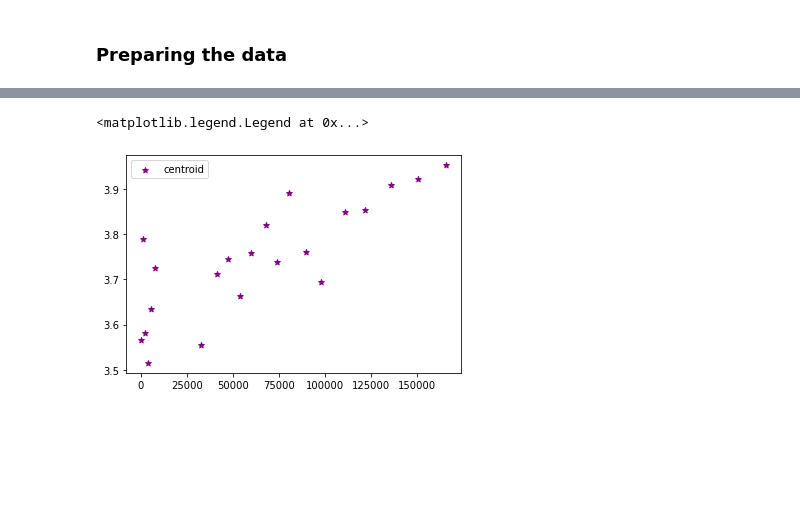
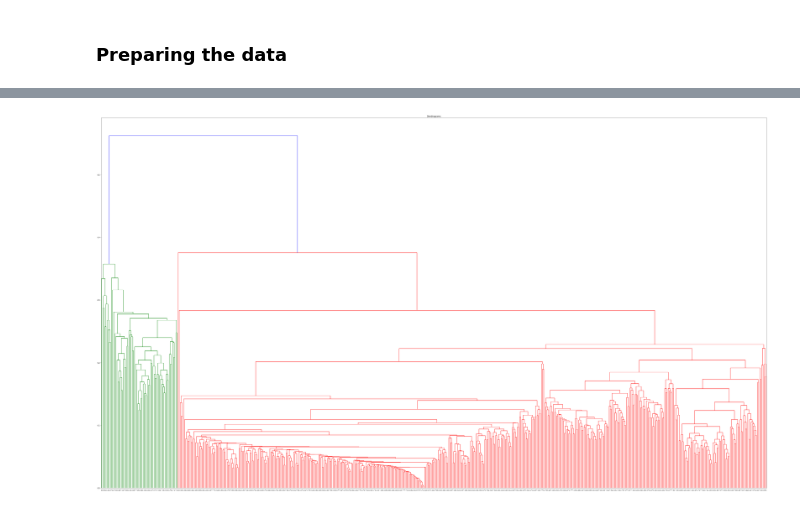
Before and after one commit to Jackhu-gc/CAB420Assignment1B, a Jupyter notebook: Q2 Clustering Callum Ross.ipynb, the cells around one changed output, grey strips where cells are left out. Cells and saved outputs as stored; diff of their text form; code cells hidden in the pictures; blank space fills up the shorter version.

Commit message:
clustering nearly done

```diff
--- a/Q2 Clustering Callum Ross.ipynb
+++ b/Q2 Clustering Callum Ross.ipynb
@@ -102,14 +92,7 @@ plt.plot(k_rng,sse)
-# %%
-km = KMeans(n_clusters=21, algorithm='full').fit(movieRating[['movieId', 'rating']])
-movieRating['cluster']=km
-df1 = movieRating[movieRating.cluster==0]
-df2 = movieRating[movieRating.cluster==1]
-df3 = movieRating[movieRating.cluster==2]
-plt.scatter(df1.movieId,df1['rating'],color='green')
-plt.scatter(df2.movieId,df2['rating'],color='red')
-plt.scatter(df3.movieId,df3['rating'],color='black')
-plt.scatter(km.cluster_centers_[:,0],km.cluster_centers_[:,1],color='purple',marker='*',label='centroid')
-plt.legend()
-# %% [output]
-<matplotlib.legend.Legend at 0x...>
-[figure, removed]
+# %%
+import scipy.cluster.hierarchy as shc
+plt.figure(figsize=(70, 40))
+plt.title("Dendrograms")
+dend = shc.dendrogram(shc.linkage(data_scaled, method='ward'))
+# %% [output]
+[figure, added]
```
Also changed, not shown: parts of 12 cells of this notebook.
